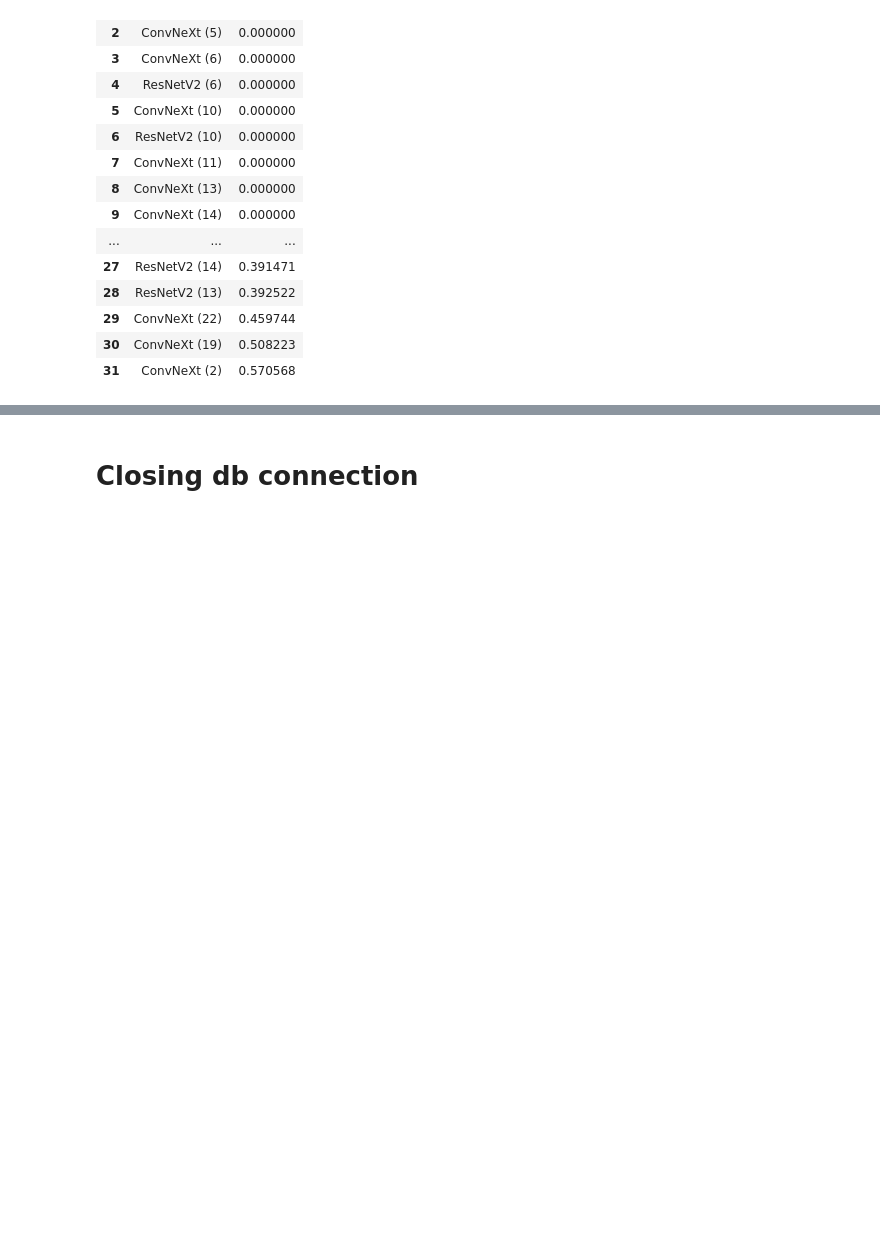
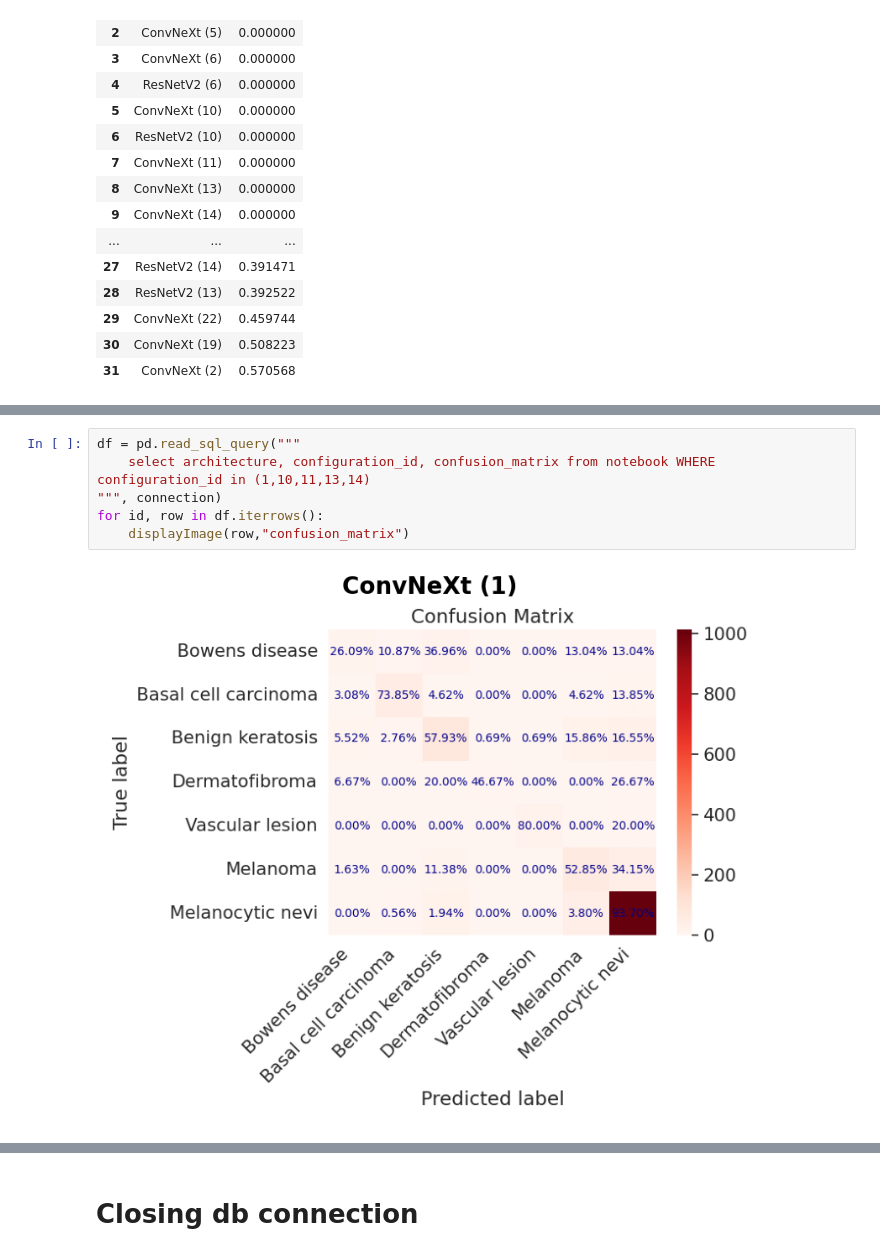
Before and after one commit to h-ssiqueira/SkinLesionAI, a Jupyter notebook: analysis/graphs/results.ipynb, the cells around one changed output, grey strips where cells are left out. Drawn from its saved outputs; the diff is of its cells as text; blank space fills up the shorter version.

```diff
--- a/analysis/graphs/results.ipynb
+++ b/analysis/graphs/results.ipynb
@@ -212,0 +240,8 @@ displayGraph(df, np.arange(0, .61, .05), "Worse Accuracy Results")
+# %%
+df = pd.read_sql_query("""
+    select architecture, configuration_id, confusion_matrix from notebook WHERE configuration_id in (1,10,11,13,14)
+""", connection)
+for id, row in df.iterrows():
+    displayImage(row,"confusion_matrix")
+# %% [output]
+[figure, added]
```
Also changed, not shown: parts of 9 cells of this notebook, 2 other files.
